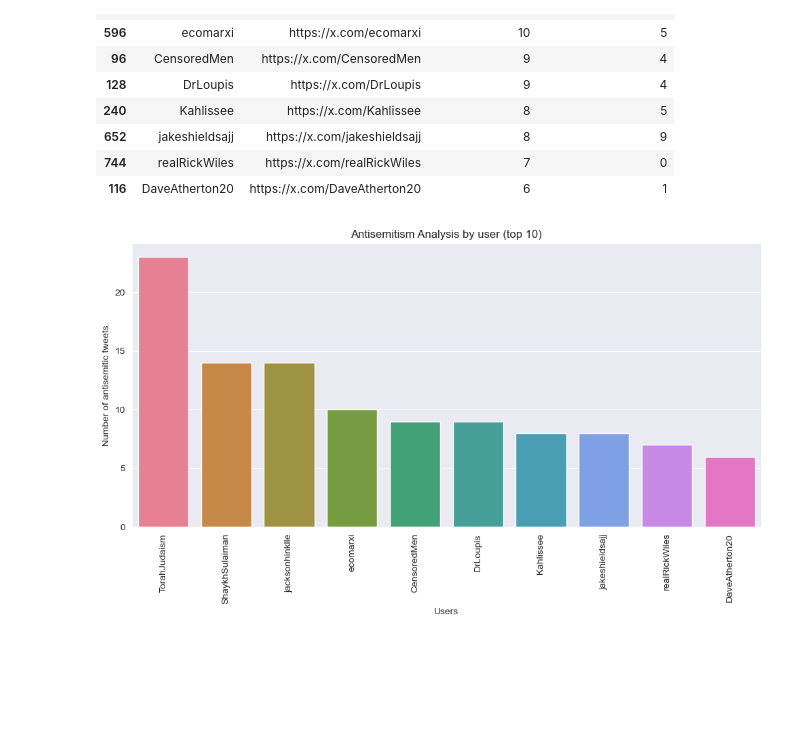
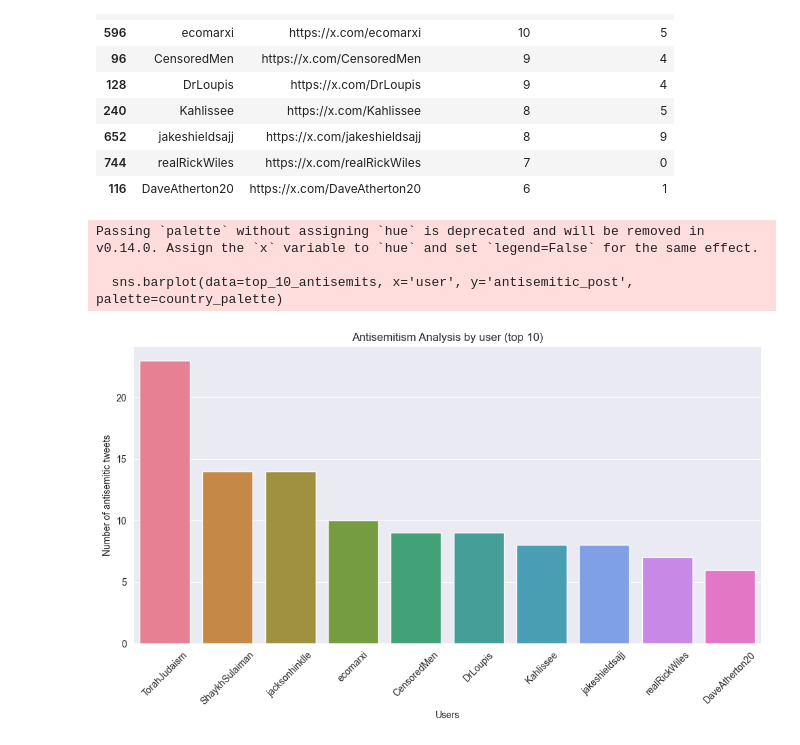
Before and after one commit to ArkhipovG/AntisemitismAwareBot, a Jupyter notebook: Twitter_analysis/data_scraping_preproc.ipynb, the cells around one changed output. Drawn from its saved outputs; the diff is of its cells as text; code cells hidden in the pictures; blank space fills up the shorter version.

```diff
--- a/Twitter_analysis/data_scraping_preproc.ipynb
+++ b/Twitter_analysis/data_scraping_preproc.ipynb
@@ -252,2 +254,2 @@ df_anal = df
 # %%
-# df_anal = pd.read_csv('analysed_df_with_countries(final2).csv')
+df_analysed = pd.read_csv('analysed_df_with_countries(final2).csv')
@@ -269,0 +256,2 @@ df_anal
+# %%
+df_analysed = df_analysed.drop(columns=['Unnamed: 0.1', 'Unnamed: 0'])
@@ -443,7 +409,7 @@ df_anal.head()
 | 3 | 3 | 3 | tweet | 2023-11-04 04:58:06+00:00 | https://twitter.com/meganshead/st... | Dear everyone who is frightened a... | meganshead | https://x.com/meganshead | Cape Town | ... |
 | 4 | 4 | 4 | tweet | 2023-10-27 23:46:41+00:00 | https://twitter.com/NimaTavRood/s... | “Why are you pro-Palestine when y... | NimaTavRood | https://x.com/NimaTavRood | Unknown | ... |
 # %%
-antisemitic_tweets_by_user = df_anal.groupby(['user','user_url'])[['antisemitic_post','non_antisemitic_post']].sum().reset_index()
+antisemitic_tweets_by_user = df_analysed.groupby(['user','user_url'])[['antisemitic_post','non_antisemitic_post']].sum().reset_index()
 # %%
 antisemitic_tweets_by_user
 # %% [output]
@@ -495,18 +447,22 @@ top_10_antisemits
 # %%
 import seaborn as sns
 import matplotlib.pyplot as plt
 
 # Define a color palette for each country
 country_palette = sns.color_palette("husl", n_colors=len(top_10_antisemits['user'].unique()))
 
 # Create the bar plot
 plt.figure(figsize=(10, 6))
 sns.barplot(data=top_10_antisemits, x='user', y='antisemitic_post', palette=country_palette)
 plt.title("Antisemitism Analysis by user (top 10)")
 plt.xlabel("Users")
 plt.ylabel("Number of antisemitic tweets")
-plt.xticks(rotation=90)  # Rotate x-axis labels for better readability
+plt.xticks(rotation=45)  # Rotate x-axis labels for better readability
 plt.tight_layout()
+plt.savefig("images/hist_by_10users.png")
 plt.show()
 # %% [output]
+Passing `palette` without assigning `hue` is deprecated and will be removed in v0.14.0. Assign the `x` variable to `hue` and set `legend=False` for the same effect.
+
+  sns.barplot(data=top_10_antisemits, x='user', y='antisemitic_post', palette=country_palette)
-[figure, old version]
+[figure, new version]
```
Also changed, not shown: parts of 34 cells of this notebook.
